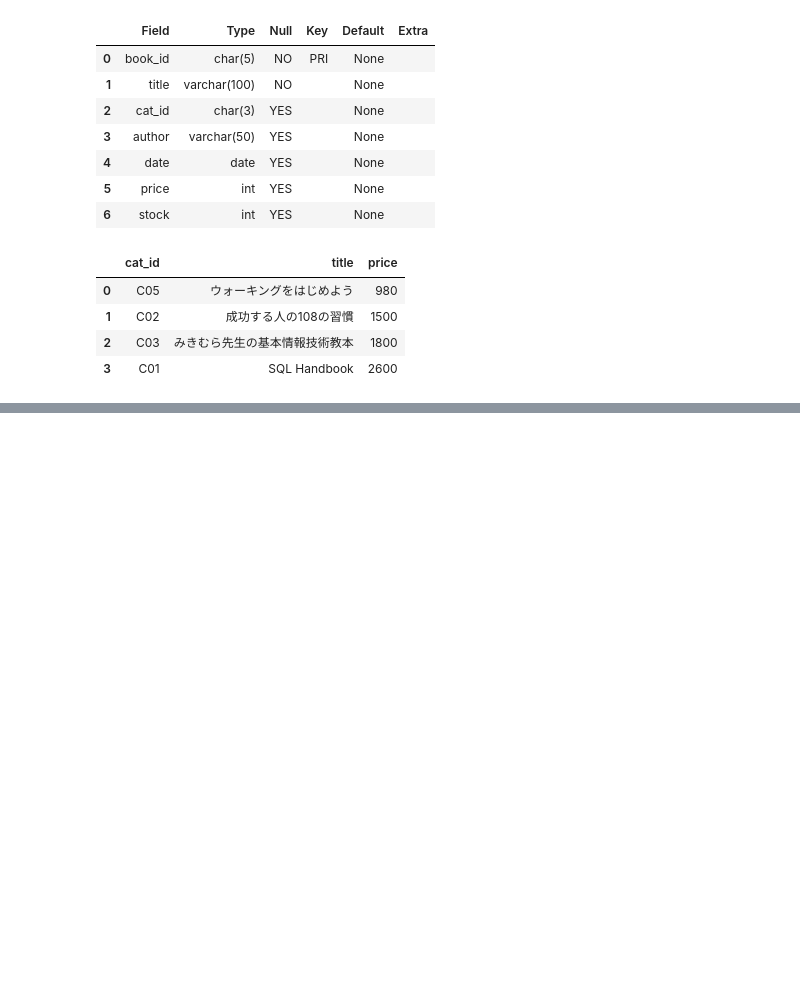
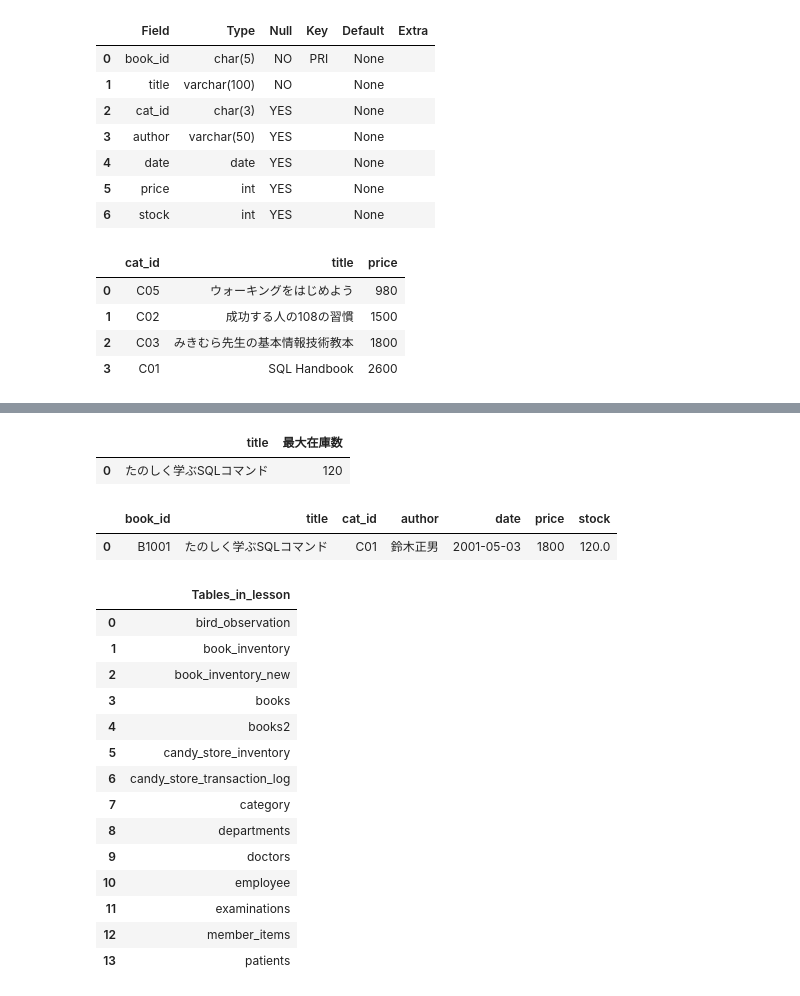
Before and after one commit to phonon-py/DatabaseSpecialistStudy, a Jupyter notebook: lesson_mysql.ipynb, the cells around one changed output, grey strips where cells are left out. Drawn from its saved outputs; the diff is of its cells as text; code cells hidden in the pictures; blank space fills up the shorter version.

```diff
--- a/lesson_mysql.ipynb
+++ b/lesson_mysql.ipynb
@@ -2396,0 +2414,10 @@ execute_query_to_dataframe(query, engine)
+# %%
+q = '''
+select title, stock as 最大在庫数
+from books
+where stock = (select MAX(stock) from books)
+'''
+execute_query_to_dataframe(q, engine)
+# %% [output]
+|  | title | 最大在庫数 |
+| 0 | たのしく学ぶSQLコマンド | 120 |
@@ -2396,0 +2426,25 @@ execute_query_to_dataframe(query, engine)
+# %%
+
+df[df['stock']==df['stock'].max()]
+# %% [output]
+|  | book_id | title | cat_id | author | date | price | stock |
+| 0 | B1001 | たのしく学ぶSQLコマンド | C01 | 鈴木正男 | 2001-05-03 | 1800 | 120.0 |
+# %%
+q = 'SHOW TABLES;'
+execute_query_to_dataframe(q, engine)
+# %% [output]
+|  | Tables_in_lesson |
+| 0 | bird_observation |
+| 1 | book_inventory |
+| 2 | book_inventory_new |
+| 3 | books |
+| 4 | books2 |
+| 5 | candy_store_inventory |
+| 6 | candy_store_transaction_log |
+| 7 | category |
+| 8 | departments |
+| 9 | doctors |
+| 10 | employee |
+| 11 | examinations |
+| 12 | member_items |
+| 13 | patients |
```
Also changed, not shown: parts of 23 cells of this notebook, 2 other files.
